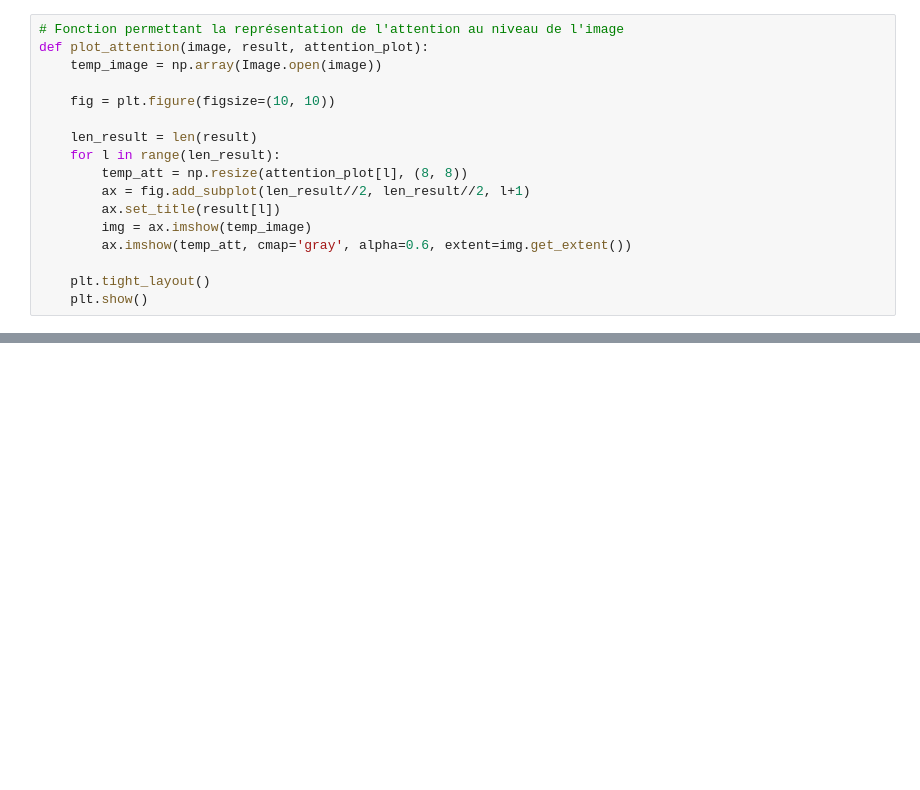
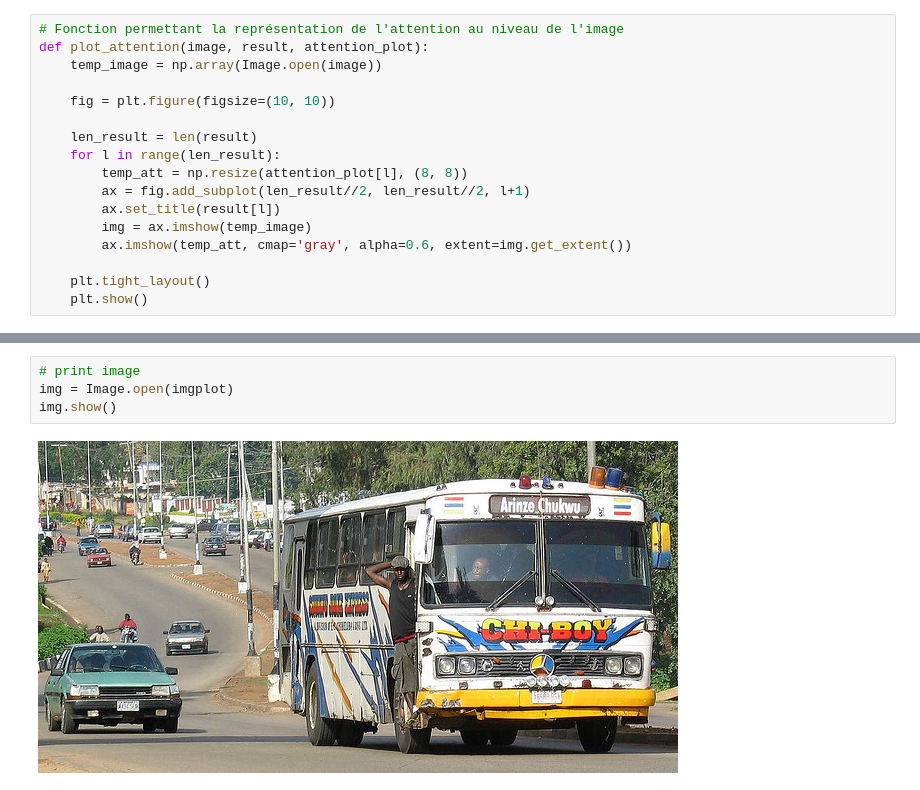
Before and after one commit to ArnaudHit/DataScience-ProjetLeyenda, a Jupyter notebook: Livrable final.ipynb, the cells around one changed output, grey strips where cells are left out. Drawn from its saved outputs; the diff is of its cells as text; blank space fills up the shorter version.

```diff
--- a/Livrable final.ipynb
+++ b/Livrable final.ipynb
@@ -309,0 +326,6 @@ KeyboardInterrupt:
+# %%
+# print image
+img = Image.open(imgplot)
+img.show()
+# %% [output]
+[figure, added]
```
Also changed, not shown: parts of 7 cells of this notebook.
